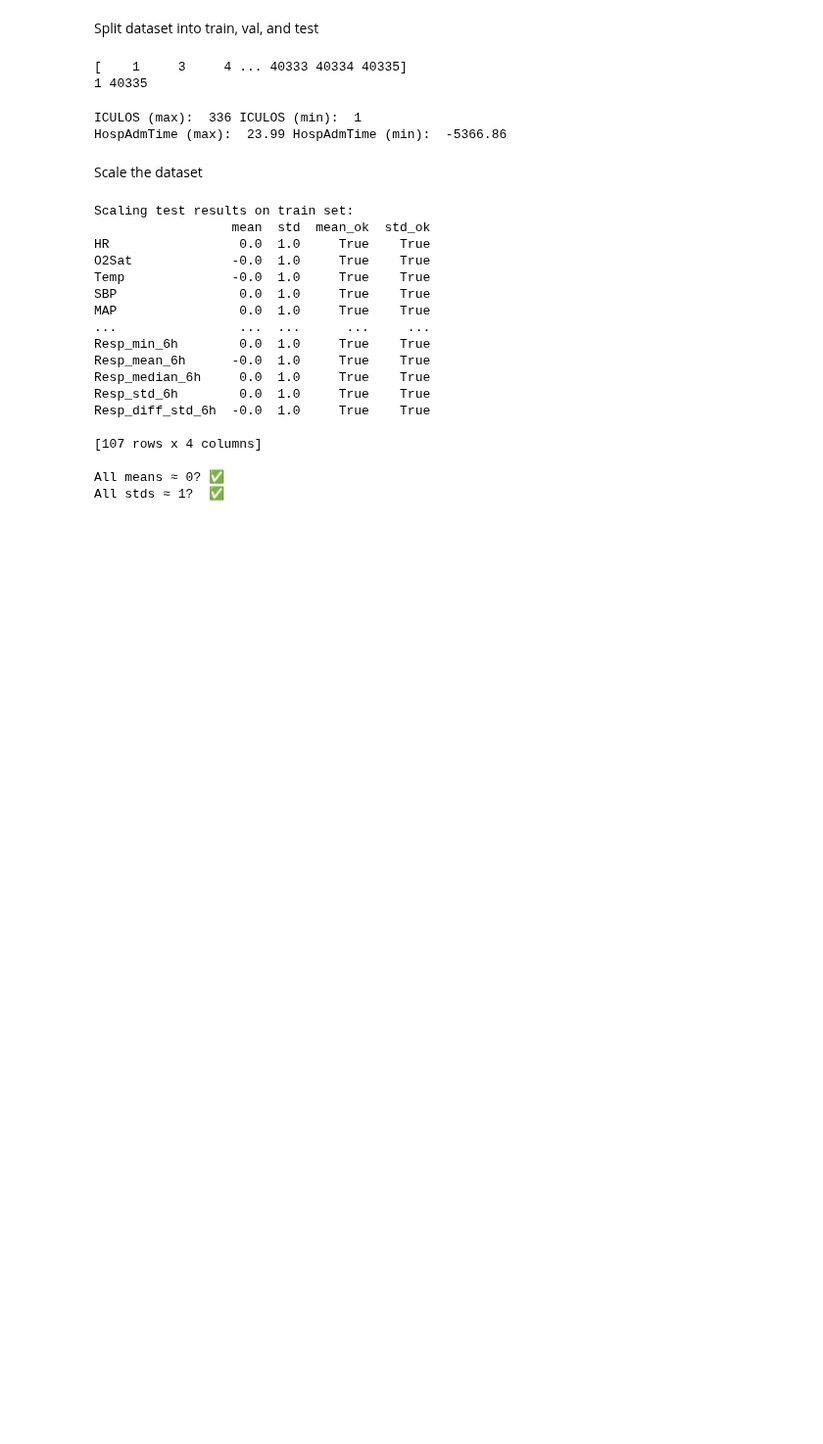
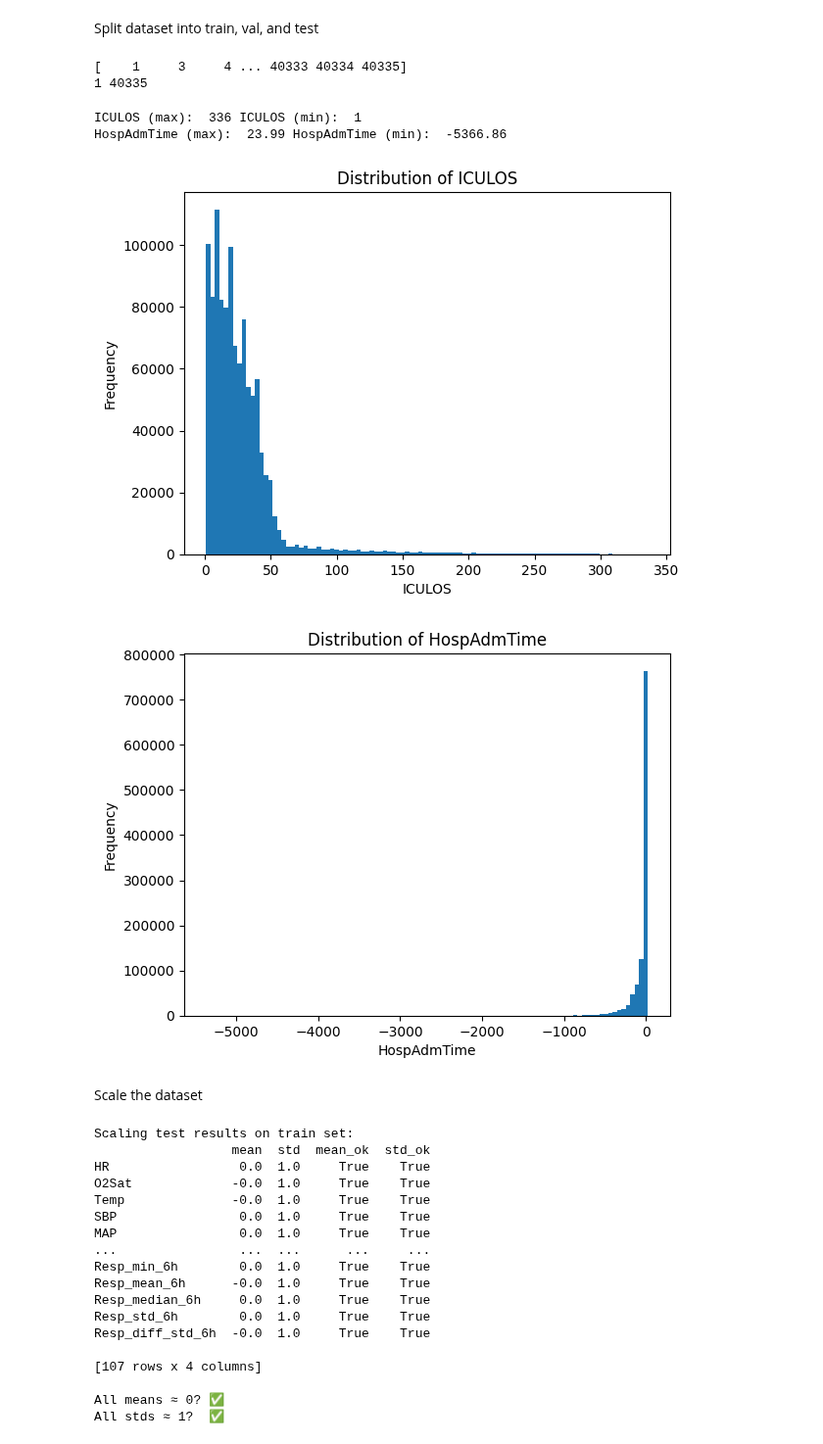
Before and after one commit to damianstone/dl-sepsis-prediction, a Jupyter notebook: final_dataset_scripts/final_dataset_processing.ipynb, the cells around one changed output. Shown at 98% size. Cells and saved outputs as stored; diff of their text form; code cells hidden in the pictures; blank space fills up the shorter version.

```diff
--- a/final_dataset_scripts/final_dataset_processing.ipynb
+++ b/final_dataset_scripts/final_dataset_processing.ipynb
@@ -170,12 +170,29 @@ print(np.min(train_df["patient_id"]), np.max(train_df["patient_id"]))
 # %%
 # print the range of values for ICULOS
 print("ICULOS (max): ", train_df["ICULOS"].max(), "ICULOS (min): ", train_df["ICULOS"].min())
 
 # print the range of values for HospAdmTime
 print("HospAdmTime (max): ", train_df["HospAdmTime"].max(), "HospAdmTime (min): ", train_df["HospAdmTime"].min())
+
+import matplotlib.pyplot as plt
+# plot the distribution of the ICULOS
+plt.hist(train_df["ICULOS"], bins=100)
+plt.title("Distribution of ICULOS")
+plt.xlabel("ICULOS")
+plt.ylabel("Frequency")
+plt.show()
+
+# plot the distribution of the HospAdmTime
+plt.hist(train_df["HospAdmTime"], bins=100)
+plt.title("Distribution of HospAdmTime")
+plt.xlabel("HospAdmTime")
+plt.ylabel("Frequency")
+plt.show()
 # %% [output]
 ICULOS (max):  336 ICULOS (min):  1
 HospAdmTime (max):  23.99 HospAdmTime (min):  -5366.86
+[figure, added]
+[figure, added]
 # %% [markdown]
 Scale the dataset
 # %%
```
Also changed, not shown: parts of 1 cell of this notebook, 6 other files.
